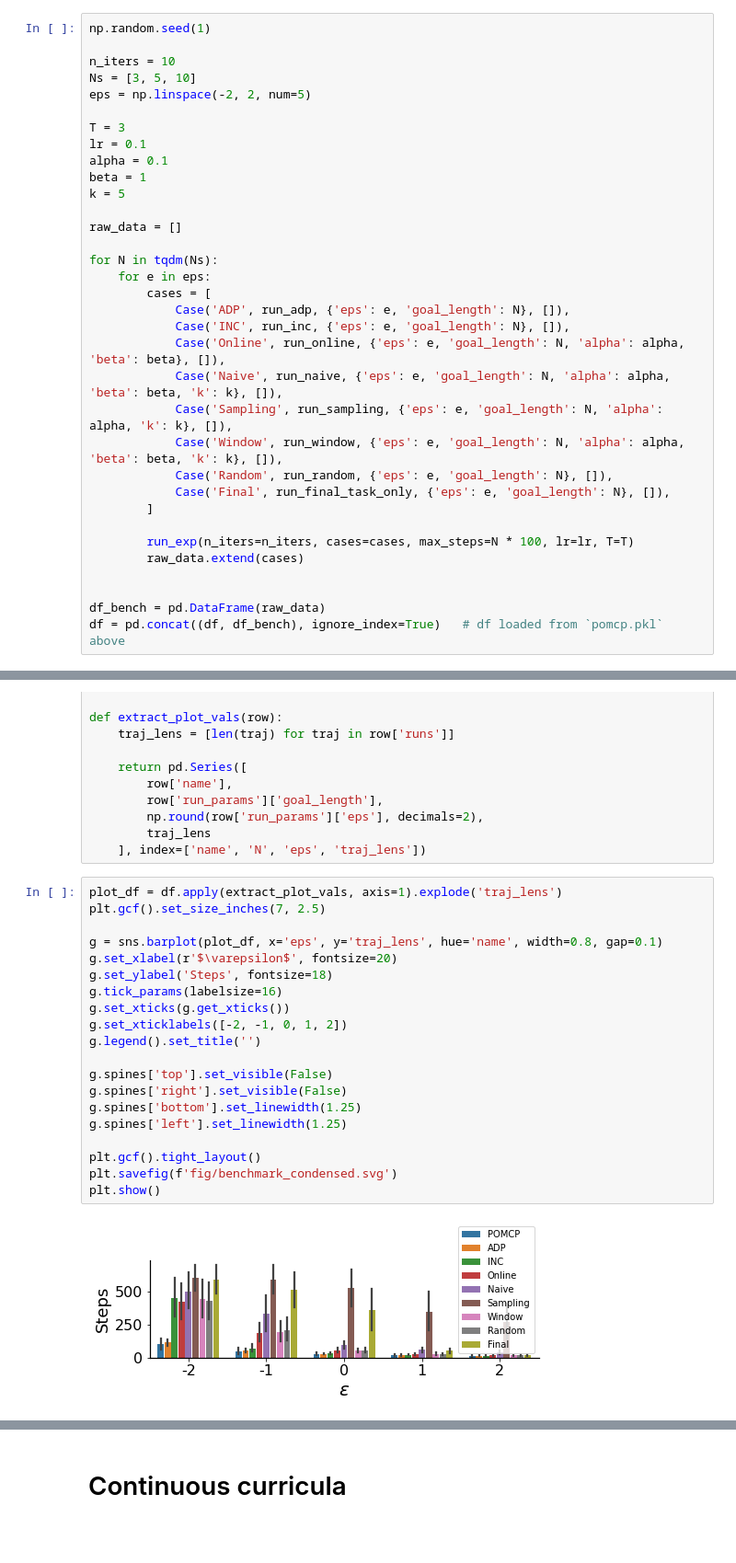
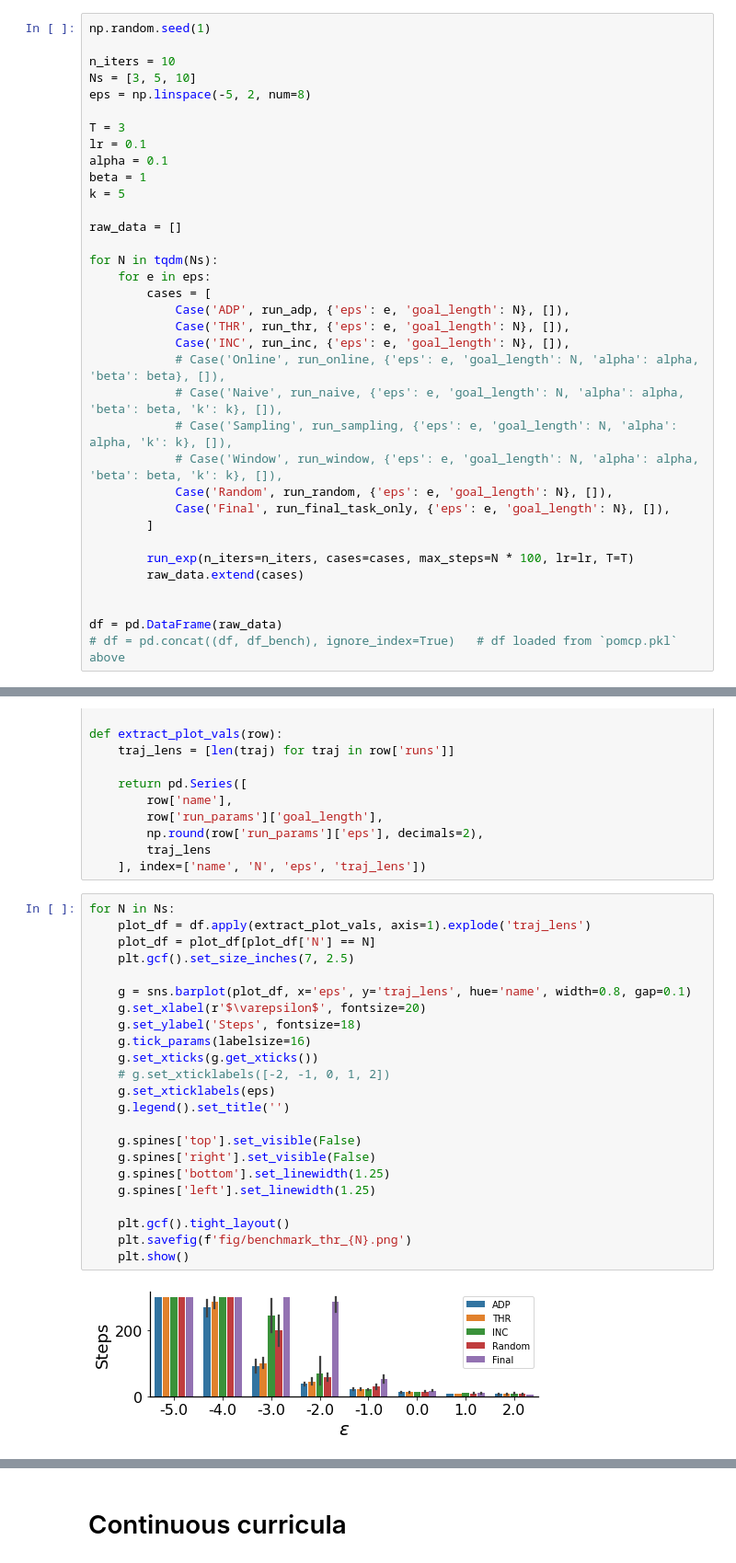
Before and after one commit to wtong98/automated-curriculum-learning, a Jupyter notebook: sequence_env/plotter.ipynb, the cells around one changed output, grey strips where cells are left out. Shown at 92% size. Cells and saved outputs as stored; diff of their text form; blank space fills up the shorter version.

```diff
--- a/sequence_env/plotter.ipynb
+++ b/sequence_env/plotter.ipynb
@@ -150,7 +150,7 @@ np.random.seed(1)
 
 n_iters = 10
 Ns = [3, 5, 10]
-eps = np.linspace(-2, 2, num=5)
+eps = np.linspace(-5, 2, num=8)
 
 T = 3
 lr = 0.1
@@ -164,11 +164,12 @@ for N in tqdm(Ns):
     for e in eps:
         cases = [
             Case('ADP', run_adp, {'eps': e, 'goal_length': N}, []),
+            Case('THR', run_thr, {'eps': e, 'goal_length': N}, []),
             Case('INC', run_inc, {'eps': e, 'goal_length': N}, []),
-            Case('Online', run_online, {'eps': e, 'goal_length': N, 'alpha': alpha, 'beta': beta}, []),
-            Case('Naive', run_naive, {'eps': e, 'goal_length': N, 'alpha': alpha, 'beta': beta, 'k': k}, []),
-            Case('Sampling', run_sampling, {'eps': e, 'goal_length': N, 'alpha': alpha, 'k': k}, []),
-            Case('Window', run_window, {'eps': e, 'goal_length': N, 'alpha': alpha, 'beta': beta, 'k': k}, []),
+            # Case('Online', run_online, {'eps': e, 'goal_length': N, 'alpha': alpha, 'beta': beta}, []),
+            # Case('Naive', run_naive, {'eps': e, 'goal_length': N, 'alpha': alpha, 'beta': beta, 'k': k}, []),
+            # Case('Sampling', run_sampling, {'eps': e, 'goal_length': N, 'alpha': alpha, 'k': k}, []),
+            # Case('Window', run_window, {'eps': e, 'goal_length': N, 'alpha': alpha, 'beta': beta, 'k': k}, []),
             Case('Random', run_random, {'eps': e, 'goal_length': N}, []),
             Case('Final', run_final_task_only, {'eps': e, 'goal_length': N}, []),
         ]
@@ -177,8 +178,8 @@ for N in tqdm(Ns):
         raw_data.extend(cases)
 
 
-df_bench = pd.DataFrame(raw_data)
-df = pd.concat((df, df_bench), ignore_index=True)   # df loaded from `pomcp.pkl` above
+df = pd.DataFrame(raw_data)
+# df = pd.concat((df, df_bench), ignore_index=True)   # df loaded from `pomcp.pkl` above
 # %%
 # setting up for benchmark plotting
 fig_dir = Path('fig/us_v_matiisen_v_pomcp')
@@ -195,24 +196,27 @@ def extract_plot_vals(row):
         traj_lens
     ], index=['name', 'N', 'eps', 'traj_lens'])
 # %%
-plot_df = df.apply(extract_plot_vals, axis=1).explode('traj_lens')
-plt.gcf().set_size_inches(7, 2.5)
+for N in Ns:
+    plot_df = df.apply(extract_plot_vals, axis=1).explode('traj_lens')
+    plot_df = plot_df[plot_df['N'] == N]
+    plt.gcf().set_size_inches(7, 2.5)
 
-g = sns.barplot(plot_df, x='eps', y='traj_lens', hue='name', width=0.8, gap=0.1)
-g.set_xlabel(r'$\varepsilon$', fontsize=20)
-g.set_ylabel('Steps', fontsize=18)
-g.tick_params(labelsize=16)
-g.set_xticks(g.get_xticks())
-g.set_xticklabels([-2, -1, 0, 1, 2])
-g.legend().set_title('')
+    g = sns.barplot(plot_df, x='eps', y='traj_lens', hue='name', width=0.8, gap=0.1)
+    g.set_xlabel(r'$\varepsilon$', fontsize=20)
+    g.set_ylabel('Steps', fontsize=18)
+    g.tick_params(labelsize=16)
+    g.set_xticks(g.get_xticks())
+    # g.set_xticklabels([-2, -1, 0, 1, 2])
+    g.set_xticklabels(eps)
+    g.legend().set_title('')
 
-g.spines['top'].set_visible(False)
-g.spines['right'].set_visible(False)
-g.spines['bottom'].set_linewidth(1.25)
-g.spines['left'].set_linewidth(1.25)
+    g.spines['top'].set_visible(False)
+    g.spines['right'].set_visible(False)
+    g.spines['bottom'].set_linewidth(1.25)
+    g.spines['left'].set_linewidth(1.25)
 
-plt.gcf().tight_layout()
-plt.savefig(f'fig/benchmark_condensed.svg')
-plt.show()
+    plt.gcf().tight_layout()
+    plt.savefig(f'fig/benchmark_thr_{N}.png')
+    plt.show()
 # %% [output]
-[figure, old version]
+[figure, new version]
```
Also changed, not shown: parts of 2 cells of this notebook, 3 other files.
